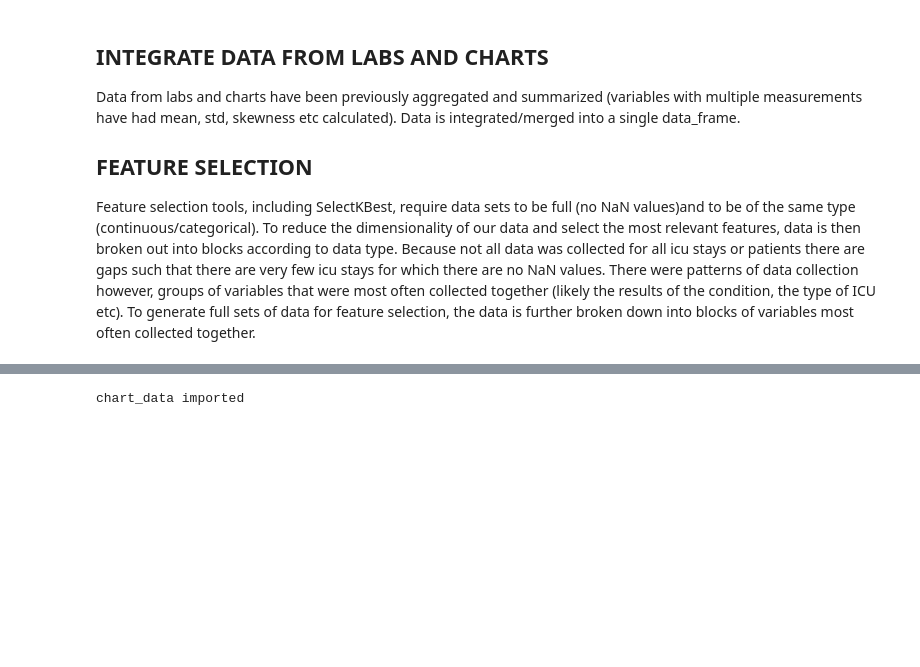
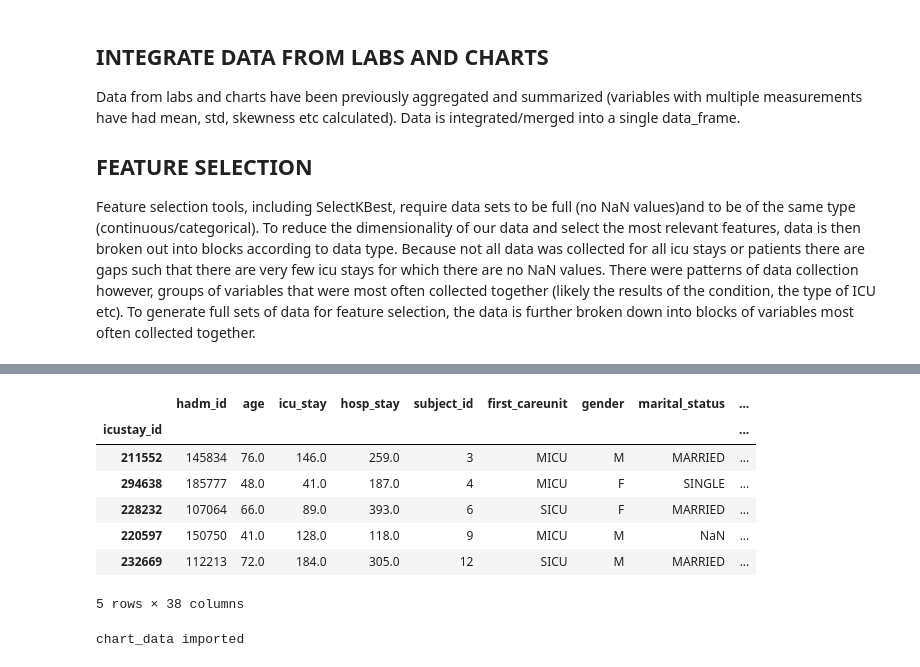
Before and after one commit to RJBeetel3/mimic3_analysis, a Jupyter notebook: ICU_MORTALITY_FIRST24.ipynb, the cells around one changed output, grey strips where cells are left out. Drawn from its saved outputs; the diff is of its cells as text; code cells hidden in the pictures; blank space fills up the shorter version.

```diff
--- a/ICU_MORTALITY_FIRST24.ipynb
+++ b/ICU_MORTALITY_FIRST24.ipynb
@@ -36,3 +82,15 @@ Feature selection tools, including SelectKBest, require data sets to be full (no
+# %%
+
+ptnt_demog_data.head()
+# %% [output]
+|  | hadm_id | age | icu_stay | hosp_stay | subject_id | first_careunit | gender | marital_status | ... |
+| icustay_id |  |  |  |  |  |  |  |  | ... |
+| 211552 | 145834 | 76.0 | 146.0 | 259.0 | 3 | MICU | M | MARRIED | ... |
+| 294638 | 185777 | 48.0 | 41.0 | 187.0 | 4 | MICU | F | SINGLE | ... |
+| 228232 | 107064 | 66.0 | 89.0 | 393.0 | 6 | SICU | F | MARRIED | ... |
+| 220597 | 150750 | 41.0 | 128.0 | 118.0 | 9 | MICU | M | NaN | ... |
+| 232669 | 112213 | 72.0 | 184.0 | 305.0 | 12 | SICU | M | MARRIED | ... |
+5 rows × 38 columns
 # %%
 # IMPORT LAB AND CHART DATA THAT HAS BEEN COLLECTED FROM THE RECORDS AND SUMMARIZED (MEAN, STD ETC).
 
```
Also changed, not shown: parts of 5 cells of this notebook, 3 other files.
